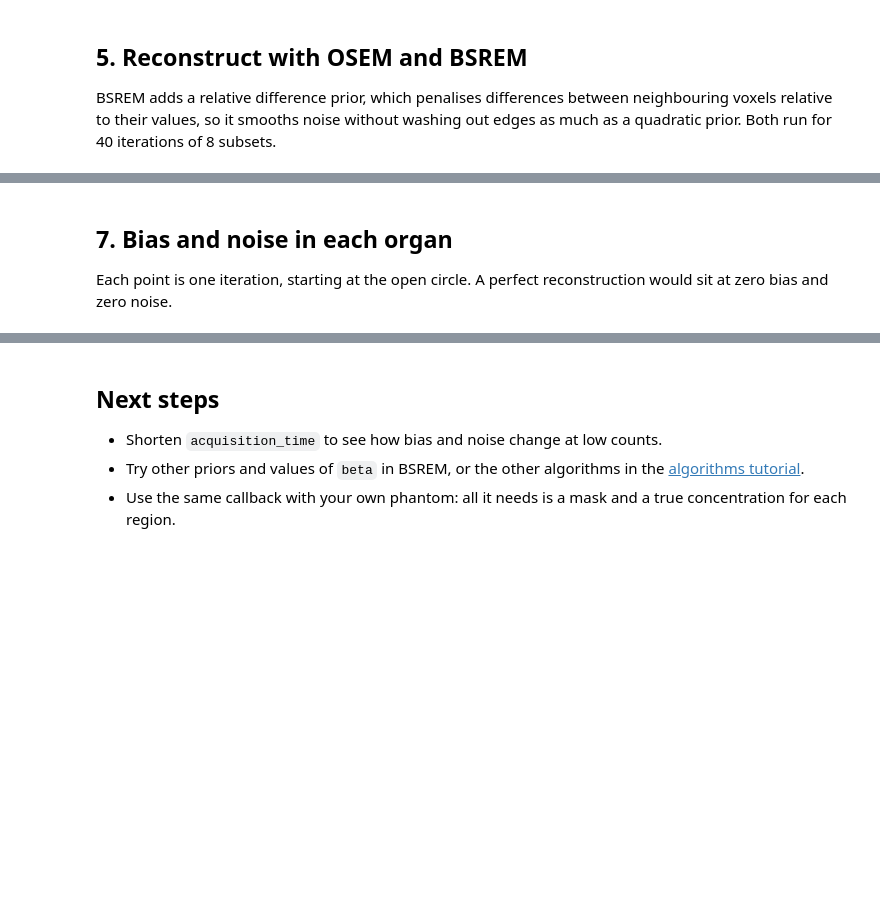
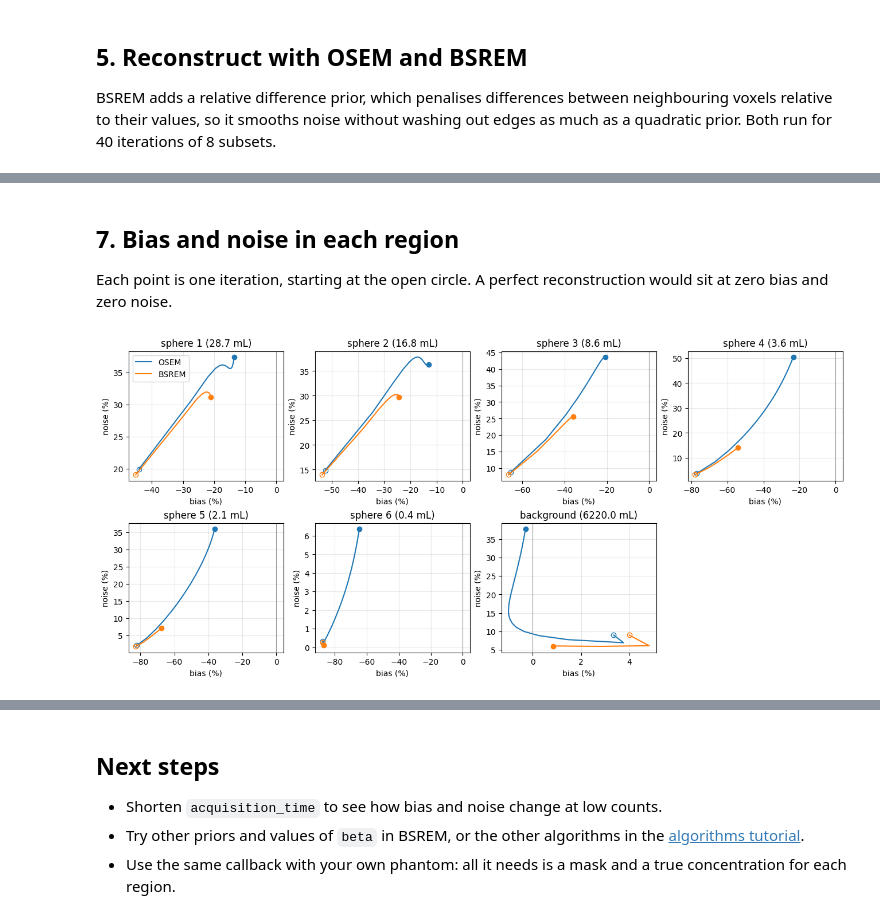
Before and after one commit to PyTomography/PyTomography, a Jupyter notebook: docs/source/notebooks/t_accuracy_known_truth.ipynb, the cells around one changed output, grey strips where cells are left out. Drawn from its saved outputs; the diff is of its cells as text; code cells hidden in the pictures; blank space fills up the shorter version.

```diff
--- a/docs/source/notebooks/t_accuracy_known_truth.ipynb
+++ b/docs/source/notebooks/t_accuracy_known_truth.ipynb
@@ -94,17 +111,17 @@ A callback runs after every sub-iteration and returns the object, which the algo
 # %%
-class OrganStatistics(Callback):
+class RegionStatistics(Callback):
     def __init__(self, masks, n_subsets):
         self.masks = masks
         self.n_subsets = n_subsets
-        self.mean = {organ: [] for organ in masks}
-        self.std = {organ: [] for organ in masks}
+        self.mean = {region: [] for region in masks}
+        self.std = {region: [] for region in masks}
 
     def run(self, object, n_iter, n_subset):
         if n_subset == self.n_subsets - 1:  # last subset: the end of an iteration
-            for organ, mask in self.masks.items():
+            for region, mask in self.masks.items():
                 values = object[mask]
-                self.mean[organ].append(values.mean().item())
-                self.std[organ].append(values.std().item())
+                self.mean[region].append(values.mean().item())
+                self.std[region].append(values.std().item())
         return object
 # %% [markdown]
 ## 5. Reconstruct with OSEM and BSREM
@@ -114,12 +131,12 @@ BSREM adds a relative difference prior, which penalises differences between neig
 n_iters, n_subsets = 40, 8
 
 t0 = time.time()
-stats_osem = OrganStatistics(masks, n_subsets)
+stats_osem = RegionStatistics(masks, n_subsets)
 recon_osem = OSEM(likelihood)(n_iters=n_iters, n_subsets=n_subsets, callback=stats_osem)
 print(f"OSEM:  {time.time() - t0:.1f} s")
 
 t0 = time.time()
-stats_bsrem = OrganStatistics(masks, n_subsets)
+stats_bsrem = RegionStatistics(masks, n_subsets)
 bsrem = BSREM(likelihood, prior=RelativeDifferencePrior(beta=0.3, gamma=2), relaxation_sequence=lambda n: 1 / (n / 50 + 1))
 recon_bsrem = bsrem(n_iters=n_iters, n_subsets=n_subsets, callback=stats_bsrem)
 print(f"BSREM: {time.time() - t0:.1f} s")
@@ -130,16 +150,16 @@ Reconstructed values are counts per voxel. One calibration factor, the total act
 # %%
 voxel_mL = float(np.prod(object_meta.dr))  # SPECT voxel sizes are in cm
 
-def bias_and_noise(stats, recon, organ):
-    """Bias and noise of an organ at every iteration, in percent of its true concentration."""
-    to_MBq_per_mL = sum(activities) / recon.sum().item() / voxel_mL
-    mean = np.array(stats.mean[organ]) * to_MBq_per_mL
-    std = np.array(stats.std[organ]) * to_MBq_per_mL
-    truth = truth_MBq_per_mL[organ]
+def bias_and_noise(stats, recon, region):
+    """Bias and noise of a region at every iteration, in percent of its true concentration."""
+    to_MBq_per_mL = activity / recon.sum().item() / voxel_mL
+    mean = np.array(stats.mean[region]) * to_MBq_per_mL
+    std = np.array(stats.std[region]) * to_MBq_per_mL
+    truth = truth_MBq_per_mL[region]
     return 100 * (mean / truth - 1), 100 * std / truth
 
-for organ in organs:
-    b_osem, n_osem = bias_and_noise(stats_osem, recon_osem, organ)
-    b_bsrem, n_bsrem = bias_and_noise(stats_bsrem, recon_bsrem, organ)
-    print(f"{organ:9s} after {n_iters} iterations: OSEM bias {b_osem[-1]:+6.1f}% noise {n_osem[-1]:5.1f}%   "
+for region in regions:
+    b_osem, n_osem = bias_and_noise(stats_osem, recon_osem, region)
+    b_bsrem, n_bsrem = bias_and_noise(stats_bsrem, recon_bsrem, region)
+    print(f"{region:10s} after {n_iters} iterations: OSEM bias {b_osem[-1]:+6.1f}% noise {n_osem[-1]:5.1f}%   "
           f"BSREM bias {b_bsrem[-1]:+6.1f}% noise {n_bsrem[-1]:5.1f}%")
@@ -146,20 +174,23 @@ for organ in organs:
 # %% [markdown]
-## 7. Bias and noise in each organ
+## 7. Bias and noise in each region
 
 Each point is one iteration, starting at the open circle. A perfect reconstruction would sit at zero bias and zero noise.
 # %%
 fig, axes = plt.subplots(2, 4, figsize=(13, 6), constrained_layout=True)
-for ax, organ in zip(axes.ravel(), organs):
+for ax, region in zip(axes.ravel(), regions):
     for stats, recon, name, color in [(stats_osem, recon_osem, 'OSEM', 'tab:blue'), (stats_bsrem, recon_bsrem, 'BSREM', 'tab:orange')]:
-        bias, noise = bias_and_noise(stats, recon, organ)
+        bias, noise = bias_and_noise(stats, recon, region)
         ax.plot(bias, noise, '-', color=color, lw=1.5, label=name)
         ax.plot(bias[0], noise[0], 'o', mfc='none', color=color)
         ax.plot(bias[-1], noise[-1], 'o', color=color)
     ax.axvline(0, color='0.6', lw=0.8)
-    ax.set_title(organ)
+    ax.set_title(f'{region} ({volume_mL[region]:.1f} mL)')
     ax.set_xlabel('bias (%)')
     ax.set_ylabel('noise (%)')
     ax.grid(alpha=0.3)
 axes[0, 0].legend()
+axes[-1, -1].axis('off')
 plt.show()
+# %% [output]
+[figure, added]
 # %%
```
Also changed, not shown: parts of 19 cells of this notebook, 51 other files.
